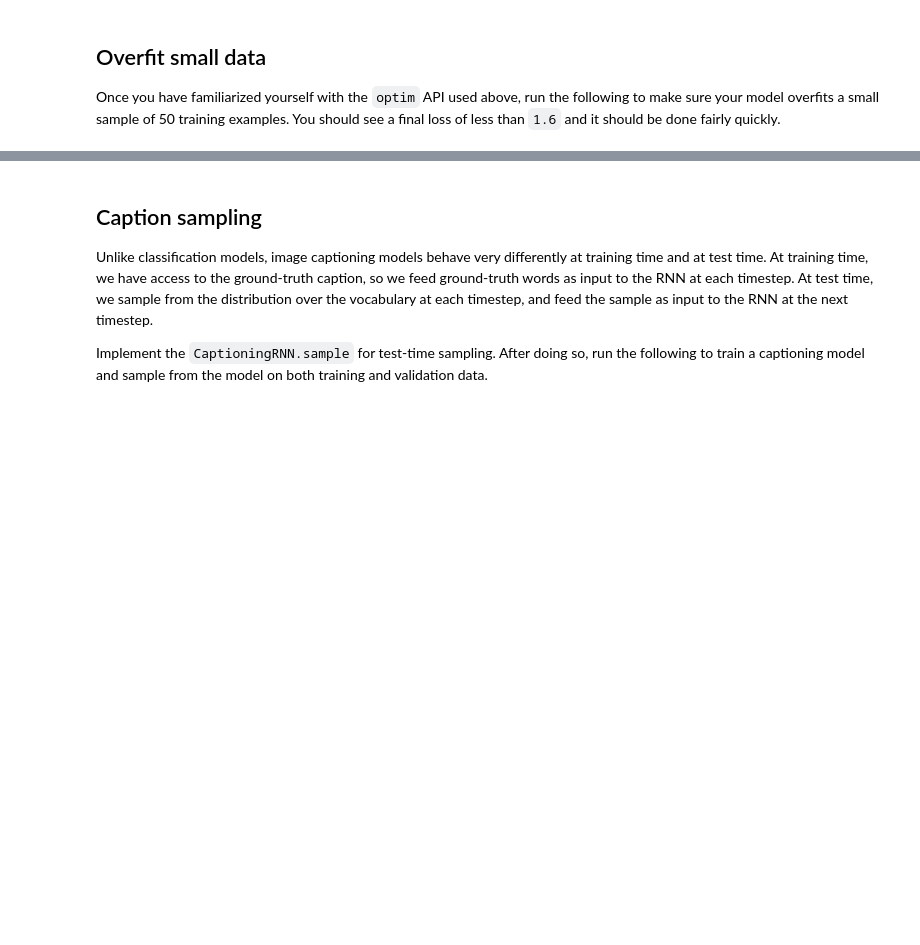
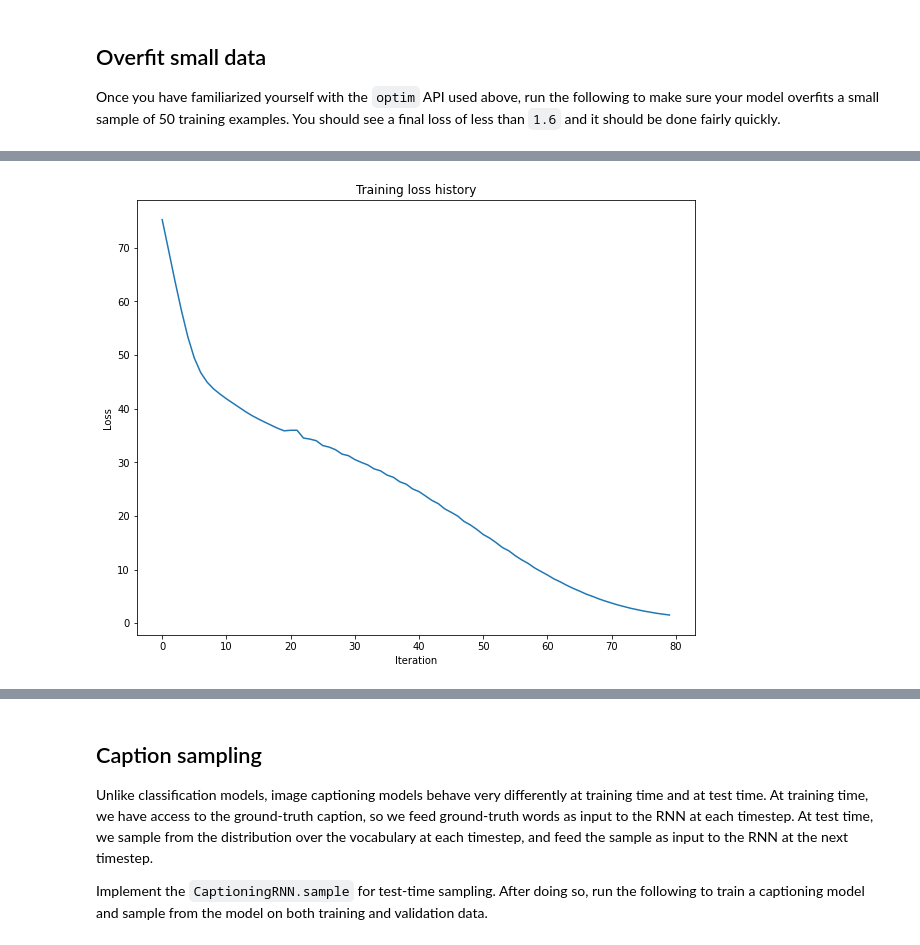
Before and after one commit to ilyarudyak/eecs-498-2020, a Jupyter notebook: A4/rnn_lstm_attention_captioning.ipynb, the cells around one changed output, grey strips where cells are left out. Drawn from its saved outputs; the diff is of its cells as text; code cells hidden in the pictures; blank space fills up the shorter version.

```diff
--- a/A4/rnn_lstm_attention_captioning.ipynb
+++ b/A4/rnn_lstm_attention_captioning.ipynb
@@ -910,34 +581,0 @@ print('difference: ', rel_error(torch.tensor(loss), torch.tensor(expected_loss))
-# %%
-# CPU version
-reset_seed(0)
-
-N, D, W, H = 10, 1280, 30, 40
-D_img = 112
-word_to_idx = {'<NULL>': 0, 'cat': 2, 'dog': 3}
-V = len(word_to_idx)
-T = 13
-
-# YOUR_TURN: Impelement CaptioningRNN
-model = CaptioningRNN(word_to_idx,
-          input_dim=D,
-          wordvec_dim=W,
-          hidden_dim=H,
-          cell_type='rnn',
-          ignore_index=NULL_index,
-          **to_float) # use float here to be consistent with MobileNet v2
-
-
-for k,v in model.named_parameters():
-  # print(k, v.shape) # uncomment this to see the weight shape
-  v.data.copy_(torch.linspace(-1.4, 1.3, steps=v.numel()).reshape(*v.shape))
-
-images = torch.linspace(-3., 3., steps=(N * 3 * D_img * D_img),
-                       **to_float).reshape(N, 3, D_img, D_img)
-captions = (torch.arange(N * T, **to_long) % V).reshape(N, T)
-
-loss = model(images, captions).item()
-expected_loss = 150.6090393066
-
-print('loss: ', loss)
-print('expected loss: ', expected_loss)
-print('difference: ', rel_error(torch.tensor(loss), torch.tensor(expected_loss)))
@@ -1001,14 +629,13 @@ def captioning_train(rnn_model, image_data, caption_data, lr_decay=1, **kwargs):
 ## Overfit small data
 Once you have familiarized yourself with the `optim` API used above, run the following to make sure your model overfits a small sample of 50 training examples. You should see a final loss of less than `1.6` and it should be done fairly quickly.
 # %%
-# CUDA version
 reset_seed(0)
 
 # data input
 small_num_train = 50
 sample_idx = torch.linspace(0, num_train-1, steps=small_num_train, **to_long_cuda)
-small_image_data = data_dict['train_images'][sample_idx].to('cuda')
-small_caption_data = data_dict['train_captions'][sample_idx].to('cuda')
+small_image_data = data_dict['train_images'][sample_idx].to(DEVICE)
+small_caption_data = data_dict['train_captions'][sample_idx].to(DEVICE)
 
 # optimization arguments
 num_epochs = 80
@@ -1025,7 +652,8 @@ model = CaptioningRNN(
           **to_float_cuda)
 
 for learning_rate in [1e-3]:
-    print('learning rate is: ', learning_rate)
-    rnn_overfit, _ = captioning_train(model, small_image_data, small_caption_data,
+  print('learning rate is: ', learning_rate)
+  rnn_overfit, _ = captioning_train(model, small_image_data, small_caption_data,
                 num_epochs=num_epochs, batch_size=batch_size,
                 learning_rate=learning_rate)
+# %% [output]
@@ -1031,0 +677 @@ for learning_rate in [1e-3]:
+[figure, added]
```
Also changed, not shown: parts of 107 cells of this notebook, 2 other files.
